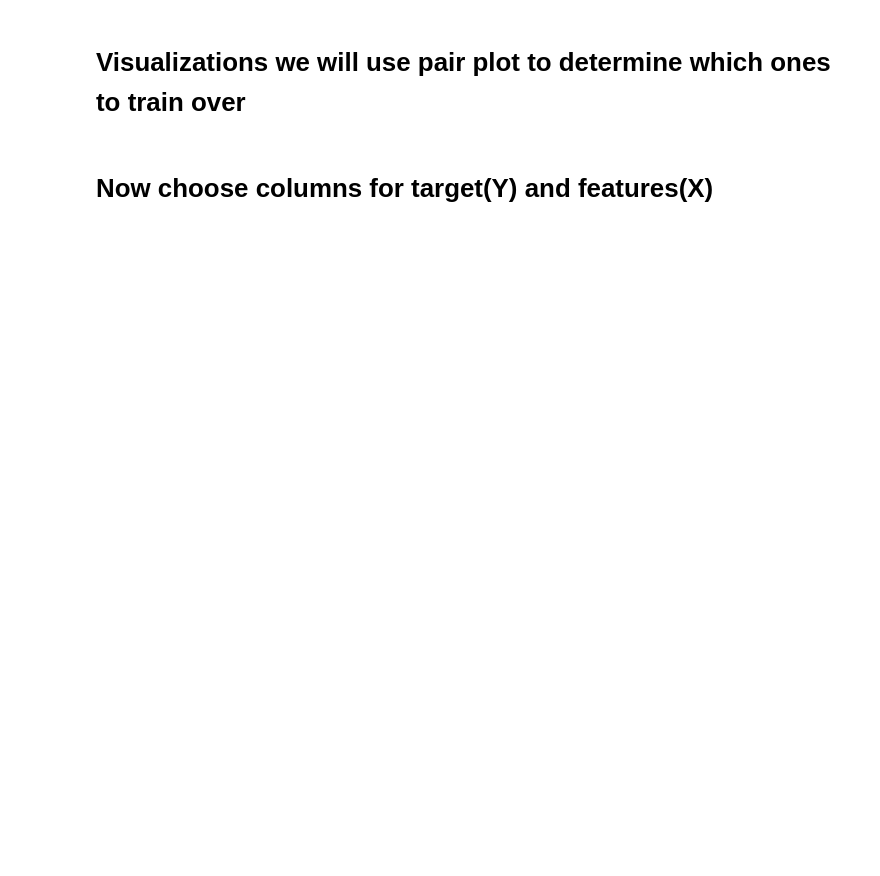
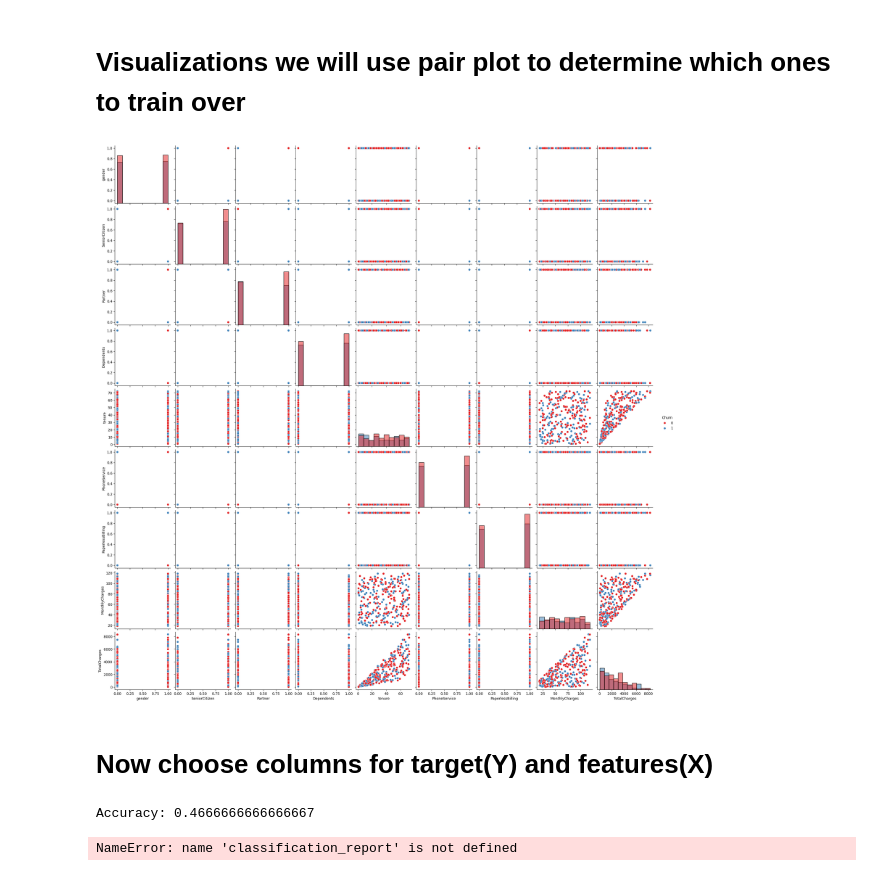
Before and after one commit to mikewen8/CSCI_183_MAA, a Jupyter notebook: Final.ipynb, the cells around one changed output. Cells and saved outputs as stored; diff of their text form; code cells hidden in the pictures; blank space fills up the shorter version.

Commit message:
made the model

```diff
--- a/Final.ipynb
+++ b/Final.ipynb
@@ -66,0 +51,25 @@ memory usage: 49.3+ KB
+# %%
+# decide
+for col in data.columns:
+    print(col, data[col].nunique())
+int_encode_cols = [
+    'gender',
+    'Partner',
+    'Dependents',
+    'PhoneService',
+    'PaperlessBilling',
+    'Churn'
+]
+
+onehot_encode_cols = [
+    'MultipleLines',
+    'InternetService',
+    'OnlineSecurity',
+    'OnlineBackup',
+    'DeviceProtection',
+    'TechSupport',
+    'StreamingTV',
+    'StreamingMovies',
+    'Contract',
+    'PaymentMethod'
+]
@@ -68,12 +98,13 @@ memory usage: 49.3+ KB
 from sklearn.preprocessing import LabelEncoder
 import pandas as pd
 
-int_encode_cols = ['colA', 'colB']
-onehot_encode_cols = ['colC', 'colD']
+#
 
 encoder = LabelEncoder()
+# copy the df just so I can double check quality
+data_transformed = data.copy()
 
 for col in int_encode_cols:
-    data[col] = encoder.fit_transform(data[col])
+    data_transformed[col] = encoder.fit_transform(data[col])
 
-data = pd.get_dummies(data, columns=onehot_encode_cols, drop_first=True)
+data_transformed = pd.get_dummies(data_transformed, columns=onehot_encode_cols, drop_first=True)
@@ -80,22 +131,29 @@ data = pd.get_dummies(data, columns=onehot_encode_cols, drop_first=True)
 # %% [markdown]
 # Visualizations we will use pair plot to determine which ones to train over
 # %%
-features= data.drop(['Churn'],axis=1)
-df = data.copy()
+
+# Separate features and target
+features = data_transformed.drop(['Churn'], axis=1)
+Y = data_transformed['Churn']  # should already be 0/1
+
+# Combine back into a single dataframe
+df = data_transformed.copy()
 df['Churn'] = Y
 
-# Only numeric features (pairplot can't handle strings)
+# Only numeric features (pairplot can't handle non-numeric)
 df_numeric = df.select_dtypes(include=['number'])
 
 # Pair plot
 sns.pairplot(
     df_numeric,
     hue='Churn',
     diag_kind='hist',
     palette='Set1'
 )
 
 plt.show()
+# %% [output]
+[figure, added]
 # %% [markdown]
 # Now choose columns for target(Y) and features(X)
 # %%
@@ -104,0 +163,22 @@ X=data.drop(['Churn'],axis=1)
+# %%
+# 1. Split into train/test
+X_train, X_test, Y_train, Y_test = train_test_split(
+    X, Y, test_size=0.2, random_state=42
+)
+
+# 2. Initialize the Decision Tree classifier
+dt = DecisionTreeClassifier(random_state=42)
+
+# 3. Train the model
+dt.fit(X_train, Y_train)
+
+# 4. Make predictions
+Y_pred = dt.predict(X_test)
+
+# 5. Evaluate
+print("Accuracy:", accuracy_score(Y_test, Y_pred))
+print("\nClassification Report:\n", classification_report(Y_test, Y_pred))
+print("\nConfusion Matrix:\n", confusion_matrix(Y_test, Y_pred))
+# %% [output]
+Accuracy: 0.4666666666666667
+NameError: name 'classification_report' is not defined
```
Also changed, not shown: parts of 9 cells of this notebook.
